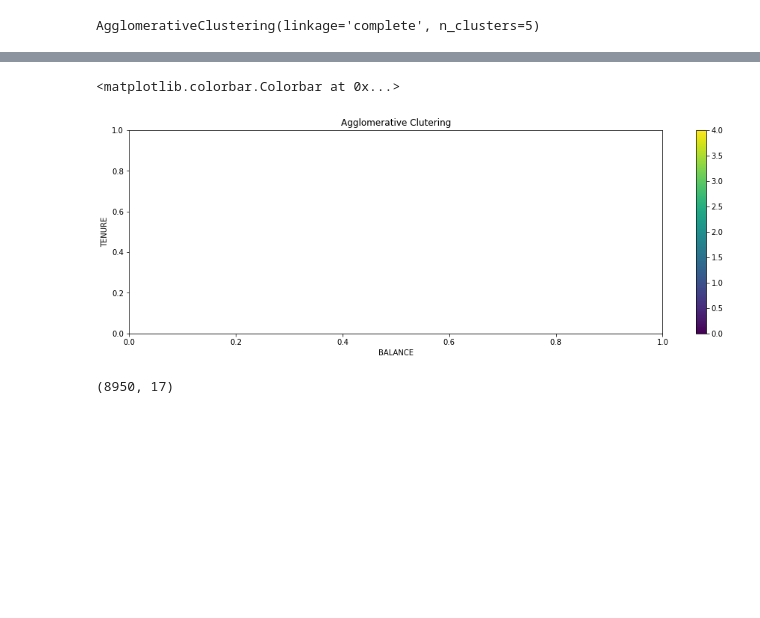
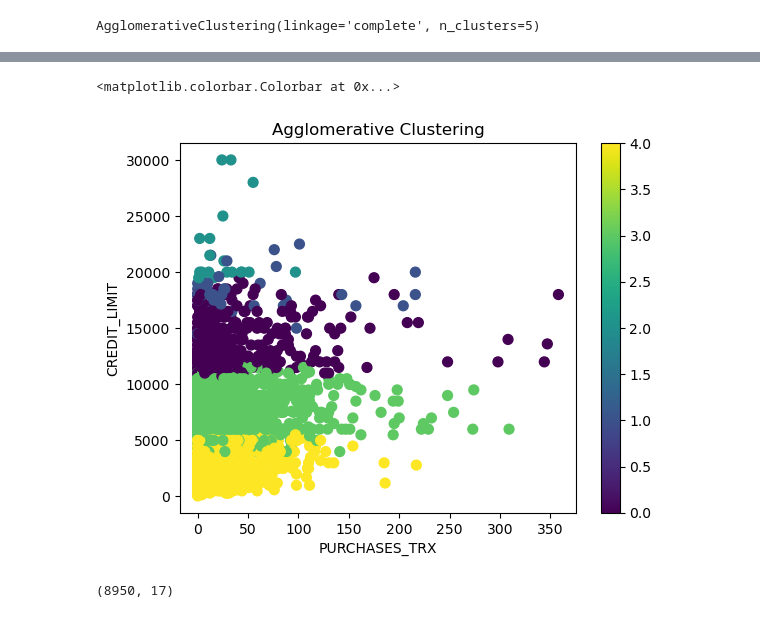
Before and after one commit to princekingsleysunday/UnsupercisedLearning, a Jupyter notebook: ULCheckpoint.ipynb, the cells around one changed output, grey strips where cells are left out. Cells and saved outputs as stored; diff of their text form; code cells hidden in the pictures; blank space fills up the shorter version.

```diff
--- a/ULCheckpoint.ipynb
+++ b/ULCheckpoint.ipynb
@@ -178,7 +194,7 @@ model.fit(new_data)
 # %% [output]
 AgglomerativeClustering(linkage='complete', n_clusters=5)
 # %%
-x = new_data
+x = new_data[['BALANCE','BALANCE_FREQUENCY', 'CREDIT_LIMIT']]
 
 model.fit(x)
 # %% [output]
@@ -199,15 +231,16 @@ dtype: int64
 # %%
-fig =plt.figure(figsize=(16,5))
-scatter = ax.scatter(data['BALANCE'] , data['TENURE'], s=50, c=clust_df[0])
+import matplotlib.pyplot as plt
+fig =plt.figure()
+ax = fig.add_subplot(111)
+scatter = ax.scatter (data ["PURCHASES_TRX"] , data ["CREDIT_LIMIT"] , c= clust_df[0], s=50)
 
-ax = fig.add_subplot(1,1,1)
-ax.set_title("Agglomerative Clutering")
-ax.set_xlabel("BALANCE")
-ax.set_ylabel("TENURE")
+ax.set_title("Agglomerative Clustering")
+ax.set_xlabel("PURCHASES_TRX")
+ax.set_ylabel("CREDIT_LIMIT")
 plt.colorbar(scatter)
 # %% [output]
 <matplotlib.colorbar.Colorbar at 0x...>
-[figure, old version]
+[figure, new version]
 # %%
 new_data.shape
 # %% [output]
```
Also changed, not shown: parts of 4 cells of this notebook.
